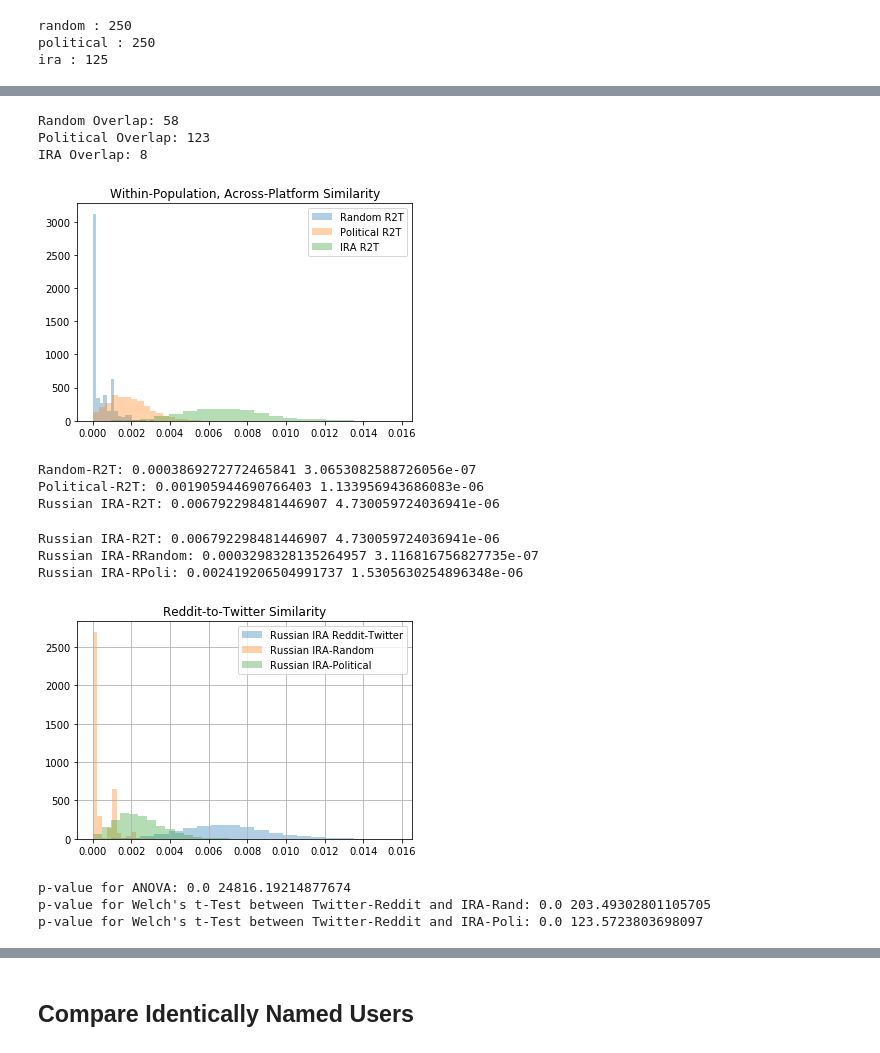
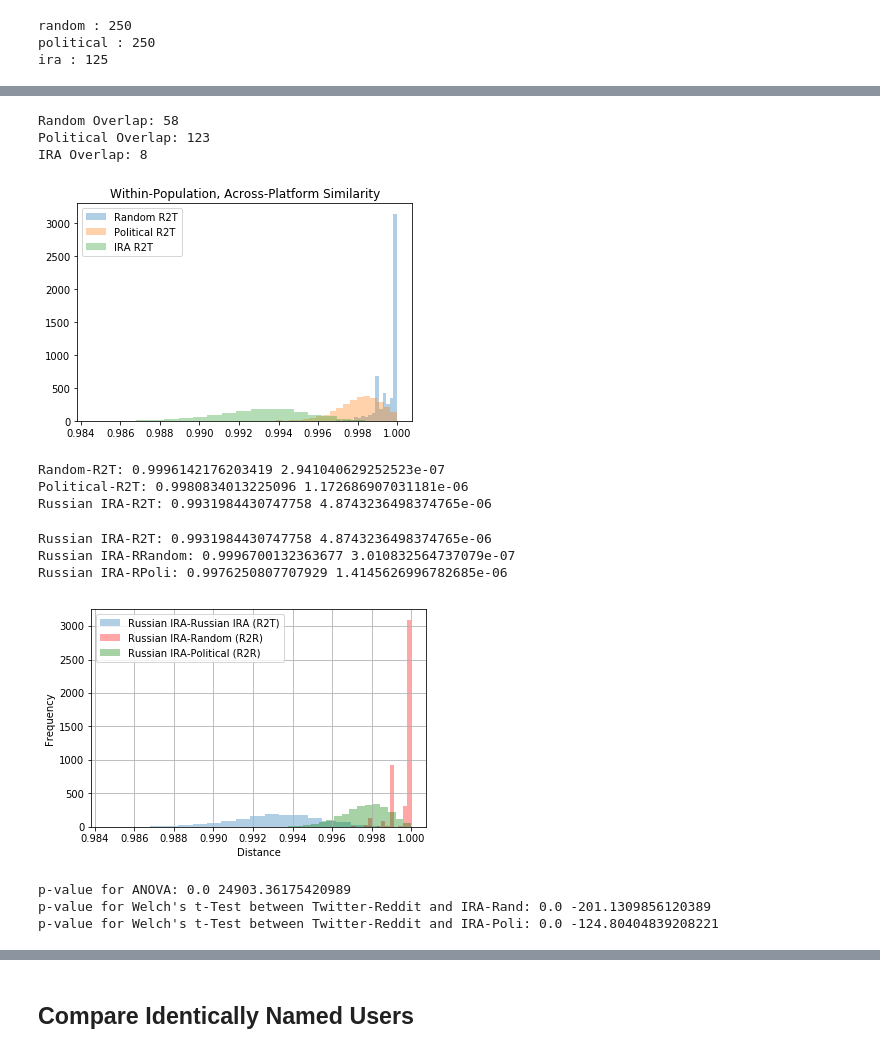
Before and after one commit to cbuntain/social-x-coor, a Jupyter notebook: notebooks/01c-PopulationLinkComparison-YouTube.ipynb, the cells around one changed output, grey strips where cells are left out. Drawn from its saved outputs; the diff is of its cells as text; code cells hidden in the pictures.

```diff
--- a/notebooks/01c-PopulationLinkComparison-YouTube.ipynb
+++ b/notebooks/01c-PopulationLinkComparison-YouTube.ipynb
@@ -98,6 +98,10 @@ def channels_to_norm_matrix(links_df, channels, user_id_field):
 
     shares_df = channels_df_to_shares(links_df, channels, user_id_field)
     return sklearn.preprocessing.normalize(shares_df[channels], norm="l2", axis=1)
+# %%
+# similarity_function = sklearn.metrics.pairwise.cosine_similarity
+similarity_function = sklearn.metrics.pairwise.cosine_distances
+# similarity_function = sklearn.metrics.pairwise.euclidean_distances
 # %%
 top_n_channels = 250
 
@@ -416,17 +431,17 @@ reddit_user_links_mat_poli = channels_to_norm_matrix(reddit_yt_df_poli, top_yt_c
 reddit_user_links_mat_ira = channels_to_norm_matrix(reddit_yt_df_ira, top_yt_chans_map_twitter["ira"], "user_name")
 
 # Calculate pairwise similarity among users across populations
-r2r_rand_rand_sim = sklearn.metrics.pairwise.cosine_similarity(reddit_user_links_mat_rand, reddit_user_links_mat_rand)
-r2r_poli_poli_sim = sklearn.metrics.pairwise.cosine_similarity(reddit_user_links_mat_poli, reddit_user_links_mat_poli)
-r2r_ira_ira_sim = sklearn.metrics.pairwise.cosine_similarity(reddit_user_links_mat_ira, reddit_user_links_mat_ira)
+r2r_rand_rand_sim = similarity_function(reddit_user_links_mat_rand, reddit_user_links_mat_rand)
+r2r_poli_poli_sim = similarity_function(reddit_user_links_mat_poli, reddit_user_links_mat_poli)
+r2r_ira_ira_sim = similarity_function(reddit_user_links_mat_ira, reddit_user_links_mat_ira)
 
-r2r_ira_rand_sim = sklearn.metrics.pairwise.cosine_similarity(
+r2r_ira_rand_sim = similarity_function(
     channels_to_norm_matrix(reddit_yt_df_ira, reddit_overlap_rand_ira, "user_name"),
     channels_to_norm_matrix(reddit_yt_df_rand, reddit_overlap_rand_ira, "user_name"))
-r2r_ira_poli_sim = sklearn.metrics.pairwise.cosine_similarity(
+r2r_ira_poli_sim = similarity_function(
     channels_to_norm_matrix(reddit_yt_df_ira, reddit_overlap_poli_ira, "user_name"),
     channels_to_norm_matrix(reddit_yt_df_poli, reddit_overlap_poli_ira, "user_name"))
-r2r_rand_poli_sim = sklearn.metrics.pairwise.cosine_similarity(
+r2r_rand_poli_sim = similarity_function(
     channels_to_norm_matrix(reddit_yt_df_rand, reddit_overlap_rand_poli, "user_name"),
     channels_to_norm_matrix(reddit_yt_df_poli, reddit_overlap_rand_poli, "user_name"))
 
@@ -547,13 +573,13 @@ print("Political Overlap:", len(r2t_overlap_poli))
 print("IRA Overlap:", len(r2t_overlap_ira))
 
 # Calculate pairwise similarity among users across platforms
-r2t_rand_sim = sklearn.metrics.pairwise.cosine_similarity(
+r2t_rand_sim = similarity_function(
     channels_to_norm_matrix(reddit_yt_df_rand, r2t_overlap_rand, "user_name"),
     channels_to_norm_matrix(twitter_yt_df_rand, r2t_overlap_rand, "user_id"))
-r2t_poli_sim = sklearn.metrics.pairwise.cosine_similarity(
+r2t_poli_sim = similarity_function(
     channels_to_norm_matrix(reddit_yt_df_poli, r2t_overlap_poli, "user_name"),
     channels_to_norm_matrix(twitter_yt_df_poli, r2t_overlap_poli, "user_id"))
-r2t_ira_sim = sklearn.metrics.pairwise.cosine_similarity(
+r2t_ira_sim = similarity_function(
     channels_to_norm_matrix(reddit_yt_df_ira, r2t_overlap_ira, "user_name"),
     channels_to_norm_matrix(twitter_yt_df_ira, r2t_overlap_ira, "user_id"))
 
@@ -592,34 +618,40 @@ plt.show()
 Random Overlap: 58
 Political Overlap: 123
 IRA Overlap: 8
-[figure, old version]
+[figure, new version]
 # %%
 print("Random-R2T:", np.array(r2t_rand_sim_avg_bootstrap).mean(), np.array(r2t_rand_sim_avg_bootstrap).var())
 print("Political-R2T:", np.array(r2t_poli_sim_avg_bootstrap).mean(), np.array(r2t_poli_sim_avg_bootstrap).var())
 print("Russian IRA-R2T:", np.array(r2t_ira_sim_avg_bootstrap).mean(), np.array(r2t_ira_sim_avg_bootstrap).var())
 # %% [output]
-Random-R2T: 0.0003869272772465841 3.0653082588726056e-07
-Political-R2T: 0.001905944690766403 1.133956943686083e-06
-Russian IRA-R2T: 0.006792298481446907 4.730059724036941e-06
+Random-R2T: 0.9996142176203419 2.941040629252523e-07
+Political-R2T: 0.9980834013225096 1.172686907031181e-06
+Russian IRA-R2T: 0.9931984430747758 4.8743236498374765e-06
 # %%
 print("Russian IRA-R2T:", np.array(r2t_ira_sim_avg_bootstrap).mean(), np.array(r2t_ira_sim_avg_bootstrap).var())
 print("Russian IRA-RRandom:", np.array(r2r_ira_rand_sim_avg_bootstrap).mean(), np.array(r2r_ira_rand_sim_avg_bootstrap).var())
 print("Russian IRA-RPoli:", np.array(r2r_ira_poli_sim_avg_bootstrap).mean(), np.array(r2r_ira_poli_sim_avg_bootstrap).var())
 # %% [output]
-Russian IRA-R2T: 0.006792298481446907 4.730059724036941e-06
-Russian IRA-RRandom: 0.0003298328135264957 3.116816756827735e-07
-Russian IRA-RPoli: 0.002419206504991737 1.5305630254896348e-06
+Russian IRA-R2T: 0.9931984430747758 4.8743236498374765e-06
+Russian IRA-RRandom: 0.9996700132363677 3.010832564737079e-07
+Russian IRA-RPoli: 0.9976250807707929 1.4145626996782685e-06
 # %%
-plt.hist(r2t_ira_sim_avg_bootstrap, bins=20, density=True, alpha=0.35, label="Russian IRA Reddit-Twitter")
-plt.hist(r2r_ira_rand_sim_avg_bootstrap, bins=20, density=True, alpha=0.35, label="Russian IRA-Random")
-plt.hist(r2r_ira_poli_sim_avg_bootstrap, bins=20, density=True, alpha=0.35, label="Russian IRA-Political")
+plt.hist(r2t_ira_sim_avg_bootstrap, bins=20, density=True, alpha=0.35, label="Russian IRA-Russian IRA (R2T)")
+plt.hist(r2r_ira_rand_sim_avg_bootstrap, bins=20, density=True, alpha=0.35, label="Russian IRA-Random (R2R)", color="red")
+plt.hist(r2r_ira_poli_sim_avg_bootstrap, bins=20, density=True, alpha=0.35, label="Russian IRA-Political (R2R)", color="green")
 
-plt.title("Reddit-to-Twitter Similarity")
+# plt.title("Reddit-to-Twitter Similarity")
+
+plt.xlabel("Distance")
+plt.ylabel("Frequency")
+
 plt.legend()
 plt.grid()
+
+plt.savefig("across_platform_youtube_reddit.pdf", format="pdf")
 plt.show()
 # %% [output]
-[figure, old version]
+[figure, new version]
 # %%
 # Test whether the within-group similarities across the three populations are equal
 f_stat, p_val = scipy.stats.f_oneway(
@@ -640,7 +672,7 @@ t_stat, p_val = scipy.stats.ttest_ind(
     axis=0, equal_var=False)
 print("p-value for Welch's t-Test between Twitter-Reddit and IRA-Poli:", p_val, t_stat)
 # %% [output]
-p-value for ANOVA: 0.0 24816.19214877674
-p-value for Welch's t-Test between Twitter-Reddit and IRA-Rand: 0.0 203.49302801105705
-p-value for Welch's t-Test between Twitter-Reddit and IRA-Poli: 0.0 123.5723803698097
+p-value for ANOVA: 0.0 24903.36175420989
+p-value for Welch's t-Test between Twitter-Reddit and IRA-Rand: 0.0 -201.1309856120389
+p-value for Welch's t-Test between Twitter-Reddit and IRA-Poli: 0.0 -124.80404839208221
 # %%
```
Also changed, not shown: parts of 22 cells of this notebook, 7 other files.
